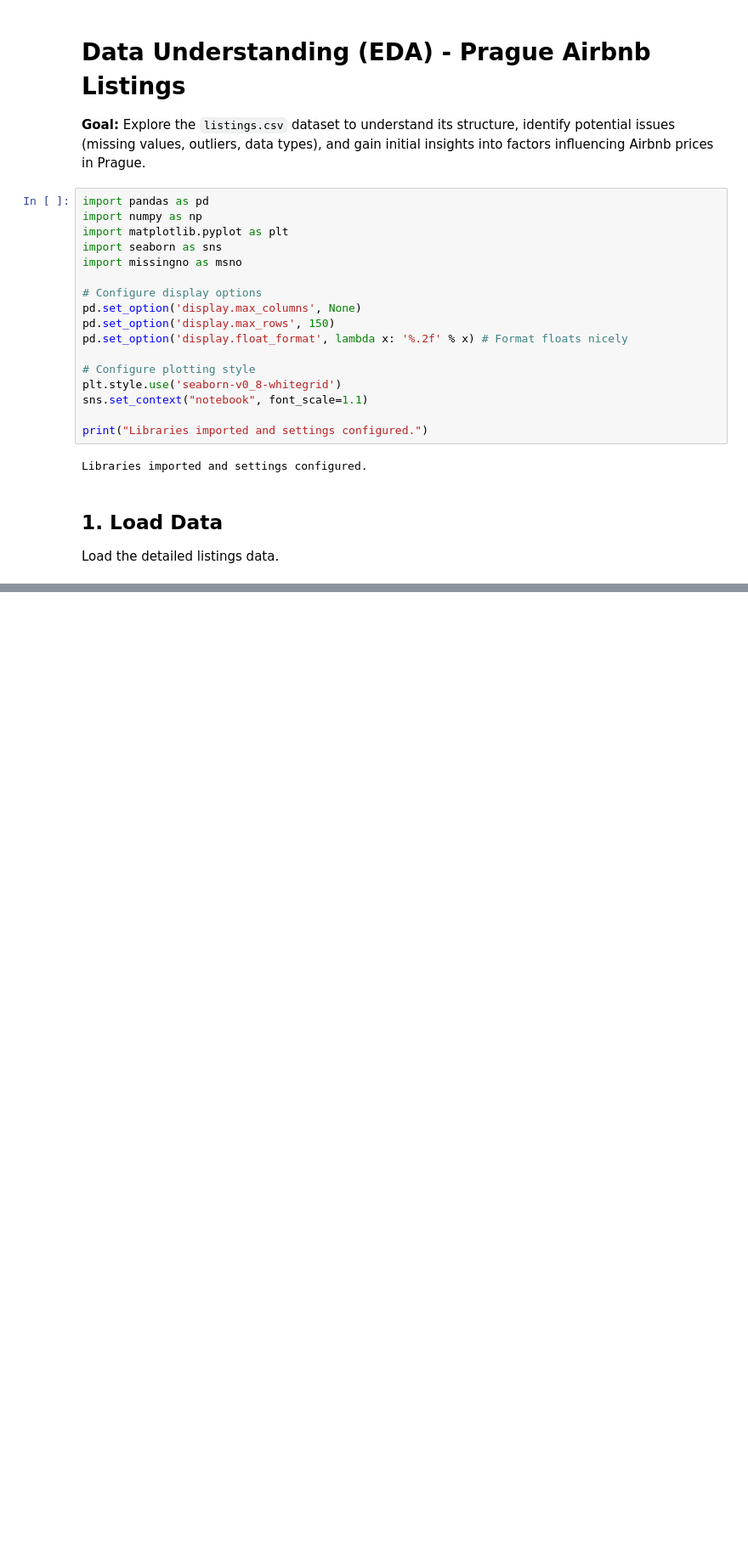
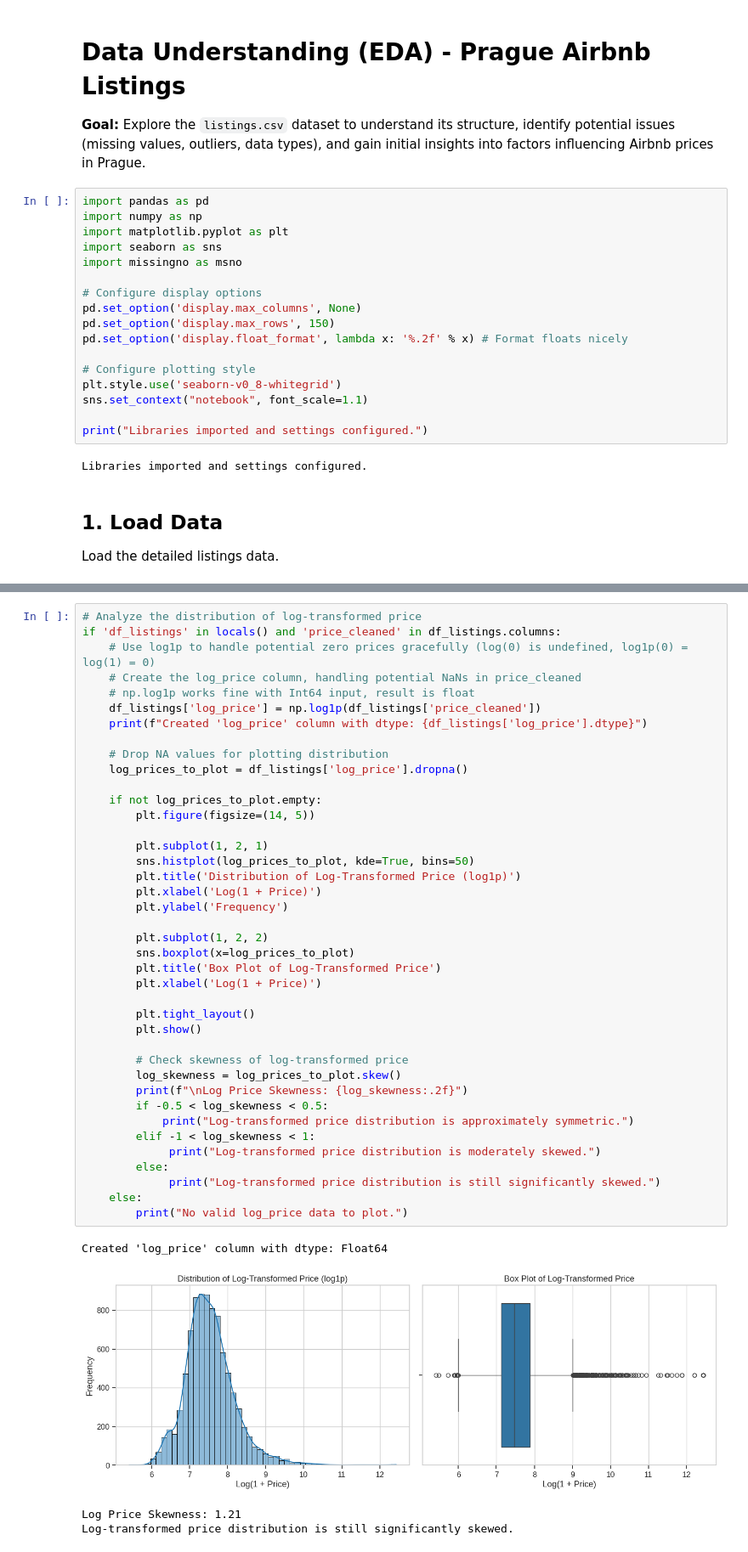
Before and after one commit to DataXteam/Airbnb_data_analysis, a Jupyter notebook: notebooks/01-Data_Understanding.ipynb, the cells around one changed output, grey strips where cells are left out. Shown at 85% size. Drawn from its saved outputs; the diff is of its cells as text; blank space fills up the shorter version.

```diff
--- a/notebooks/01-Data_Understanding.ipynb
+++ b/notebooks/01-Data_Understanding.ipynb
@@ -151,0 +337,45 @@ Missing values in 'price_cleaned': 1300 (12.86%)
+# %%
+# Analyze the distribution of log-transformed price
+if 'df_listings' in locals() and 'price_cleaned' in df_listings.columns:
+    # Use log1p to handle potential zero prices gracefully (log(0) is undefined, log1p(0) = log(1) = 0)
+    # Create the log_price column, handling potential NaNs in price_cleaned
+    # np.log1p works fine with Int64 input, result is float
+    df_listings['log_price'] = np.log1p(df_listings['price_cleaned'])
+    print(f"Created 'log_price' column with dtype: {df_listings['log_price'].dtype}")
+
+    # Drop NA values for plotting distribution
+    log_prices_to_plot = df_listings['log_price'].dropna()
+
+    if not log_prices_to_plot.empty:
+        plt.figure(figsize=(14, 5))
+
+        plt.subplot(1, 2, 1)
+        sns.histplot(log_prices_to_plot, kde=True, bins=50)
+        plt.title('Distribution of Log-Transformed Price (log1p)')
+        plt.xlabel('Log(1 + Price)')
+        plt.ylabel('Frequency')
+
+        plt.subplot(1, 2, 2)
+        sns.boxplot(x=log_prices_to_plot)
+        plt.title('Box Plot of Log-Transformed Price')
+        plt.xlabel('Log(1 + Price)')
+
+        plt.tight_layout()
+        plt.show()
+
+        # Check skewness of log-transformed price
+        log_skewness = log_prices_to_plot.skew()
+        print(f"\nLog Price Skewness: {log_skewness:.2f}")
+        if -0.5 < log_skewness < 0.5:
+            print("Log-transformed price distribution is approximately symmetric.")
+        elif -1 < log_skewness < 1:
+             print("Log-transformed price distribution is moderately skewed.")
+        else:
+             print("Log-transformed price distribution is still significantly skewed.")
+    else:
+        print("No valid log_price data to plot.")
+# %% [output]
+Created 'log_price' column with dtype: Float64
+[figure, added]
+Log Price Skewness: 1.21
+Log-transformed price distribution is still significantly skewed.
```
Also changed, not shown: parts of 44 cells of this notebook.
